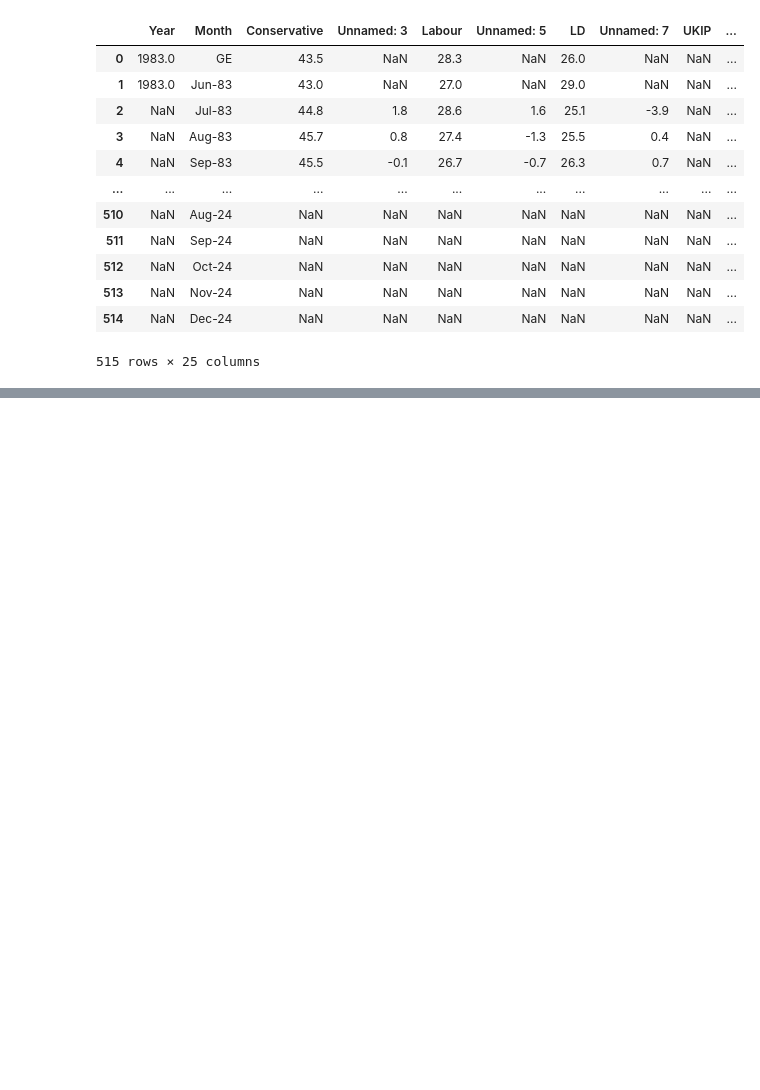
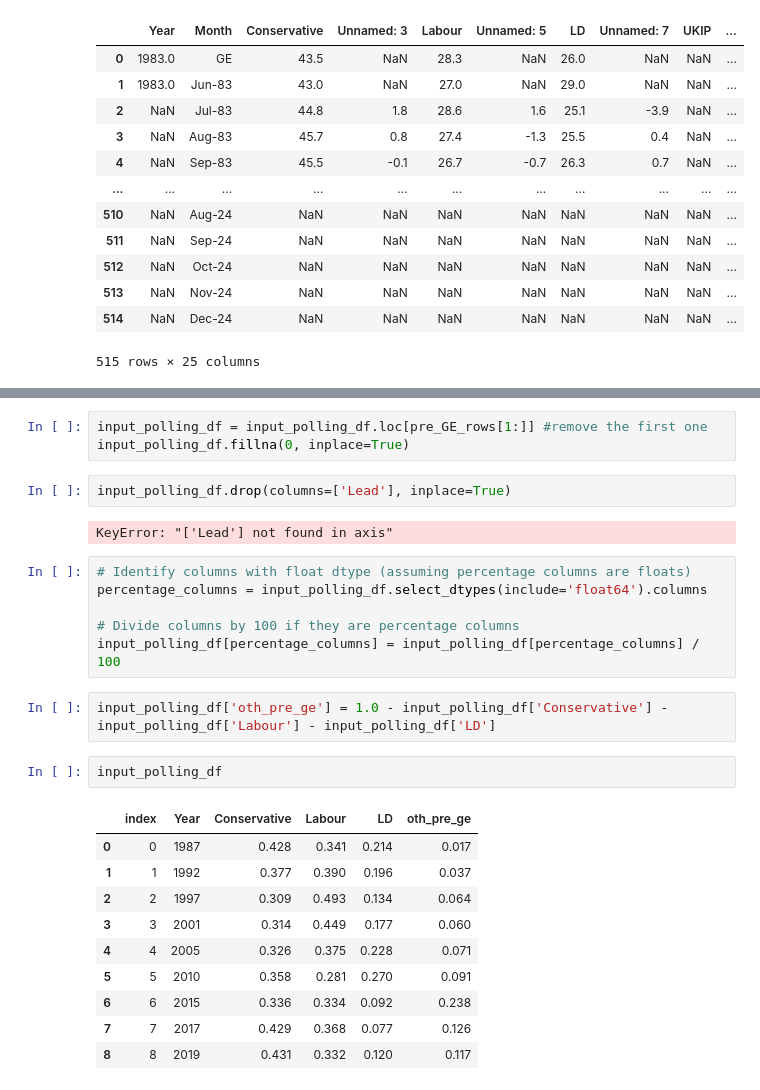
Before and after one commit to willgreen93/UK_election, a Jupyter notebook: notebooks/preprocessing/preprocess_polling_data.ipynb, the cells around one changed output, grey strips where cells are left out. Saved outputs shown, nothing was run; the diff lists cells and outputs as text; blank space fills up the shorter version.

```diff
--- a/notebooks/preprocessing/preprocess_polling_data.ipynb
+++ b/notebooks/preprocessing/preprocess_polling_data.ipynb
@@ -54,0 +43,28 @@ TypeError: Invalid comparison between dtype=datetime64[ns] and int
+# %%
+input_polling_df = input_polling_df.loc[pre_GE_rows[1:]] #remove the first one
+input_polling_df.fillna(0, inplace=True)
+# %%
+input_polling_df.drop(columns=['Lead'], inplace=True)
+# %% [output]
+KeyError: "['Lead'] not found in axis"
+# %%
+# Identify columns with float dtype (assuming percentage columns are floats)
+percentage_columns = input_polling_df.select_dtypes(include='float64').columns
+
+# Divide columns by 100 if they are percentage columns
+input_polling_df[percentage_columns] = input_polling_df[percentage_columns] / 100
+# %%
+input_polling_df['oth_pre_ge'] = 1.0 - input_polling_df['Conservative'] - input_polling_df['Labour'] - input_polling_df['LD']
+# %%
+input_polling_df
+# %% [output]
+|  | index | Year | Conservative | Labour | LD | oth_pre_ge |
+| 0 | 0 | 1987 | 0.428 | 0.341 | 0.214 | 0.017 |
+| 1 | 1 | 1992 | 0.377 | 0.390 | 0.196 | 0.037 |
+| 2 | 2 | 1997 | 0.309 | 0.493 | 0.134 | 0.064 |
+| 3 | 3 | 2001 | 0.314 | 0.449 | 0.177 | 0.060 |
+| 4 | 4 | 2005 | 0.326 | 0.375 | 0.228 | 0.071 |
+| 5 | 5 | 2010 | 0.358 | 0.281 | 0.270 | 0.091 |
+| 6 | 6 | 2015 | 0.336 | 0.334 | 0.092 | 0.238 |
+| 7 | 7 | 2017 | 0.429 | 0.368 | 0.077 | 0.126 |
+| 8 | 8 | 2019 | 0.431 | 0.332 | 0.120 | 0.117 |
```
Also changed, not shown: parts of 9 cells of this notebook, 6 other files.
